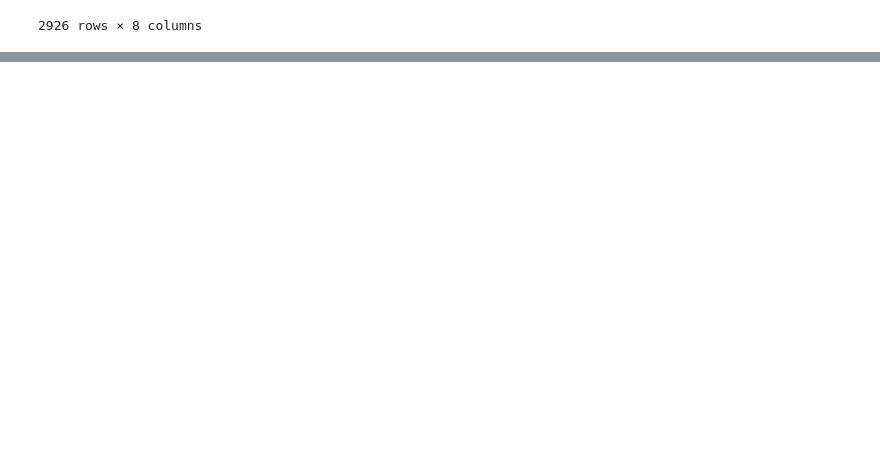
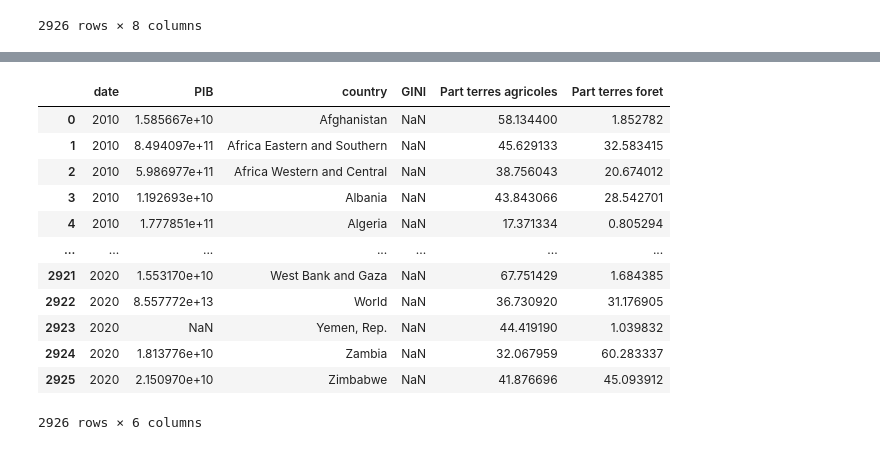
Before and after one commit to marine-huchet/Deforestation, a Jupyter notebook: Données API/API.ipynb, the cells around one changed output, grey strips where cells are left out. Cells and saved outputs as stored; diff of their text form; code cells hidden in the pictures; blank space fills up the shorter version.

```diff
--- a/Données API/API.ipynb
+++ b/Données API/API.ipynb
@@ -373,18 +181,29 @@ pivoted_data
 # %%
-## On importe les indicateurs 1 par 1 et on verifie toutes les pays pour avoir tous les pays
-
 import requests
 import pandas as pd
 
 # URL de base de l'API
-base_url = "https://api.worldbank.org/v2/country/all/indicator/NY.GDP.MKTP.CD?date=2010:2020&format=json"
+base_url = "https://api.worldbank.org/v2/country/all/indicator/NY.GDP.MKTP.CD?date=1960:2024&format=json"
 
 # Initialisation des variables
 all_records = []
 page = 1
 
-while True:
-    # Requête GET avec le paramètre de pagination
+# Requête initiale pour obtenir le nombre total de pages
+url = f"{base_url}&page={page}"
+req = requests.get(url)
+data_eco = req.json()
+
+# Vérification de la structure de la réponse et extraction du nombre total de pages
+if len(data_eco) > 0 and isinstance(data_eco[0], dict) and "pages" in data_eco[0]:
+    total_pages = data_eco[0]["pages"]
+    print(f"Nombre total de pages : {total_pages}")
+else:
+    print("Impossible de déterminer le nombre de pages.")
+    exit()
+
+# Récupérer les données pour toutes les pages
+while page <= total_pages:
     url = f"{base_url}&page={page}"
     req = requests.get(url)
     data_eco = req.json()
@@ -392,9 +211,7 @@ while True:
     # Vérification si des données existent pour cette page
     if len(data_eco) > 1 and isinstance(data_eco[1], list):
         all_records.extend(data_eco[1])  # Ajouter les données de la page actuelle
-        page += 1  # Passer à la page suivante
-    else:
-        break  # Sortir de la boucle si aucune donnée supplémentaire
+    page += 1  # Passer à la page suivante
 
 # Transformation des données en DataFrame pandas
 df = pd.DataFrame(all_records)
@@ -477,0 +348,16 @@ df
+# %%
+merged_data
+# %% [output]
+|  | date | PIB | country | GINI | Part terres agricoles | Part terres foret |
+| 0 | 2010 | 1.585667e+10 | Afghanistan | NaN | 58.134400 | 1.852782 |
+| 1 | 2010 | 8.494097e+11 | Africa Eastern and Southern | NaN | 45.629133 | 32.583415 |
+| 2 | 2010 | 5.986977e+11 | Africa Western and Central | NaN | 38.756043 | 20.674012 |
+| 3 | 2010 | 1.192693e+10 | Albania | NaN | 43.843066 | 28.542701 |
+| 4 | 2010 | 1.777851e+11 | Algeria | NaN | 17.371334 | 0.805294 |
+| ... | ... | ... | ... | ... | ... | ... |
+| 2921 | 2020 | 1.553170e+10 | West Bank and Gaza | NaN | 67.751429 | 1.684385 |
+| 2922 | 2020 | 8.557772e+13 | World | NaN | 36.730920 | 31.176905 |
+| 2923 | 2020 | NaN | Yemen, Rep. | NaN | 44.419190 | 1.039832 |
+| 2924 | 2020 | 1.813776e+10 | Zambia | NaN | 32.067959 | 60.283337 |
+| 2925 | 2020 | 2.150970e+10 | Zimbabwe | NaN | 41.876696 | 45.093912 |
+2926 rows × 6 columns
```
Also changed, not shown: parts of 8 cells of this notebook.
